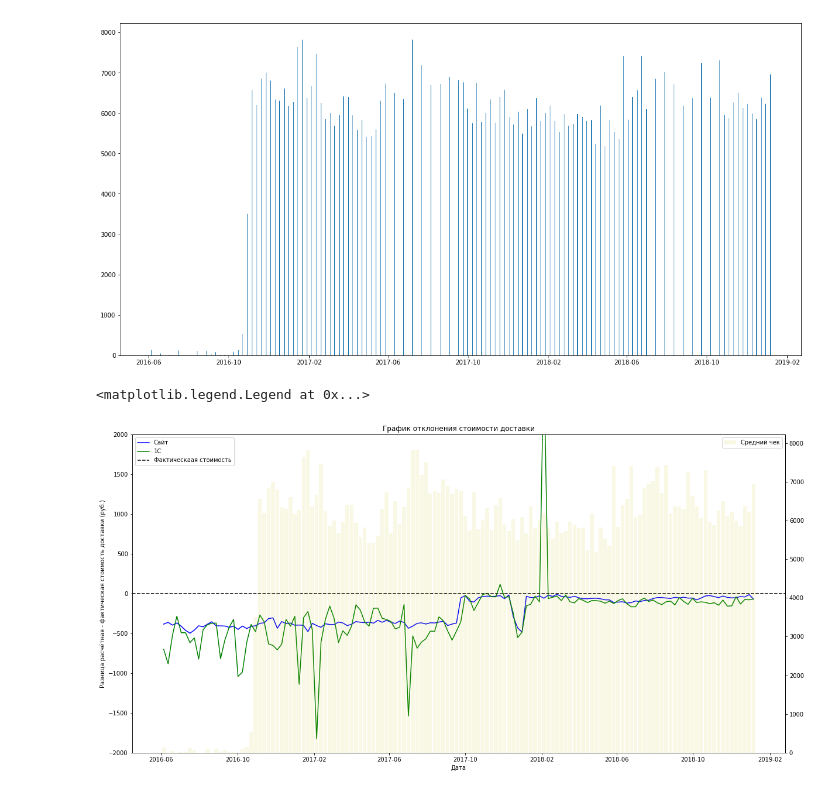
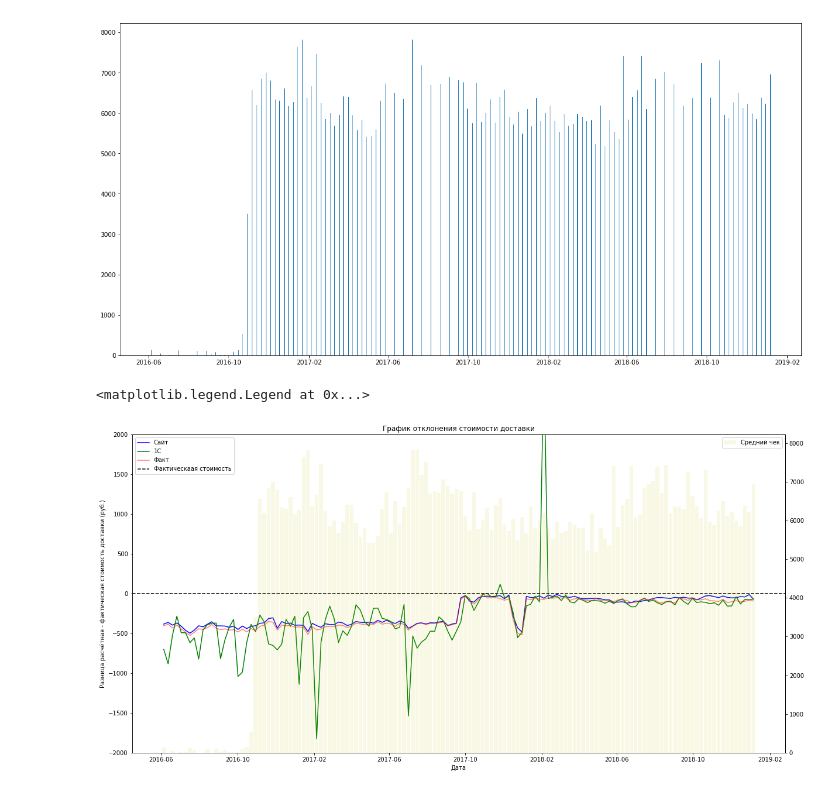
Before and after one commit to hantarex/Python, a Jupyter notebook: Plots/Diff_delivery.ipynb, the cells around one changed output. Saved outputs shown, nothing was run; the diff lists cells and outputs as text; code cells hidden in the pictures.

Commit message:
Add fact_delivery v.1.1

```diff
--- a/Plots/Diff_delivery.ipynb
+++ b/Plots/Diff_delivery.ipynb
@@ -48,6 +49,7 @@ data['fact_delivery'] = data['fact_delivery'].astype(float)
 # %%
 c_delivery['fact_delivery'] = c_delivery['fact_delivery'].astype(float)
 c_delivery['1c_delivery'] = c_delivery['1c_delivery'].astype(float)
+f_delivery['fact_delivery'] = f_delivery['fact_delivery'].astype(float)
 # %%
 c_delivery.info()
 # %% [output]
@@ -65,13 +68,17 @@ memory usage: 803.5+ KB
 # %%
 data['diff'] = data['site_delivery'] - data['fact_delivery']
 c_delivery['diff'] = c_delivery['1c_delivery'] - c_delivery['fact_delivery']
+f_delivery['diff'] = f_delivery['full'] - f_delivery['fact_delivery']
 # %%
 data_group = data.drop(columns=['order'], axis=1).groupby(pd.Grouper(key='date', freq=group))
 # %%
 data_group_c = c_delivery.drop(columns=['order'], axis=1).groupby(pd.Grouper(key='date', freq=group))
+# %%
+data_group_f = f_delivery.drop(columns=['order'], axis=1).groupby(pd.Grouper(key='date', freq=group))
 # %%
 result = data_group.mean()
 result_c = data_group_c.mean()
+result_f = data_group_f.mean()
 # %%
 result.head(5)
 # %% [output]
@@ -107,22 +114,23 @@ ax1.bar(result.index.values, result['basket'])
 # %%
 fig, ax1 = plt.subplots(figsize=(20,10))
 plt.title(u"График отклонения стоимости доставки")
 ax2 = ax1.twinx()
 ax1.set_ylim([-2000,2000])
 ax1.set_xlabel(u"Дата")
 ax1.set_ylabel(u"Разница расчётная - фактическая стоимость доставки (руб.)")
 ax1.plot(result['diff'],"-b", label=u'Сайт')
 ax1.plot(result_c['diff'],"-g", label=u'1С')
+ax1.plot(result_f['diff'],"-r", label=u'Факт', alpha=0.5)
 ax2.bar(result.index.values, result['basket'], color="y", width=6, alpha=0.1, label=u"Средний чек")
 ax1.axhline(0, color='k', linestyle='--', label=u"Фактическаая стоимость")
 # ax1.plot(new_date_median['item_cost'],"-g", label=u'Стоиомсть позиции', antialiased=True)
 # ax1.plot(new_date_mean['item_cost'],"-k", label=u'Стоиомсть позиции среднее', antialiased=True)
 # ax1.plot(result['non_reg'],linewidth=2)
 ax2.legend(loc=1)
 ax1.legend(loc=2)
 # %% [output]
 <matplotlib.legend.Legend at 0x...>
-[figure, old version]
+[figure, new version]
 # %%
 # fig, ax1 = plt.subplots(figsize=(20,10))
 # ax2 = ax1.twinx()
```
Also changed, not shown: parts of 8 cells of this notebook.
